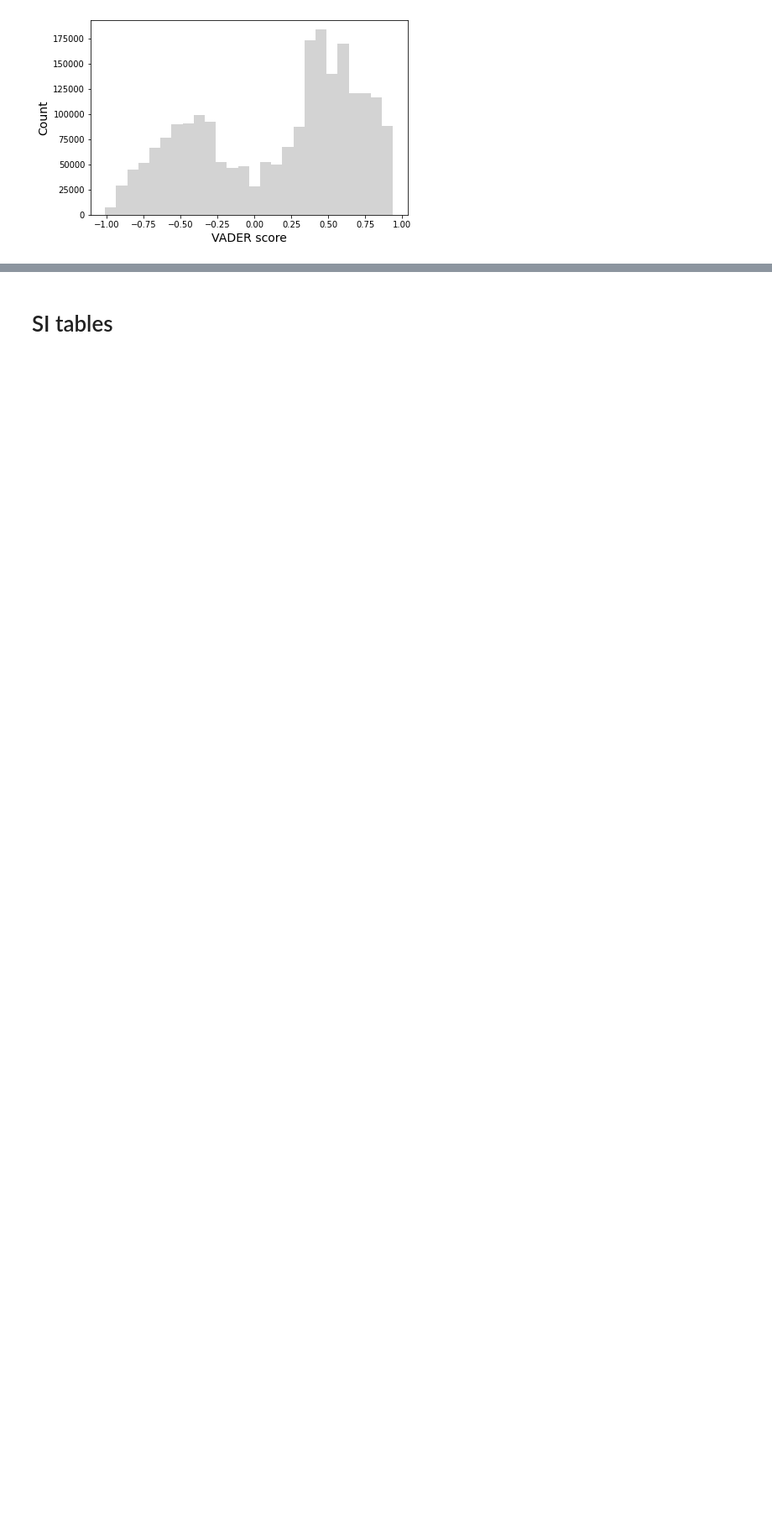
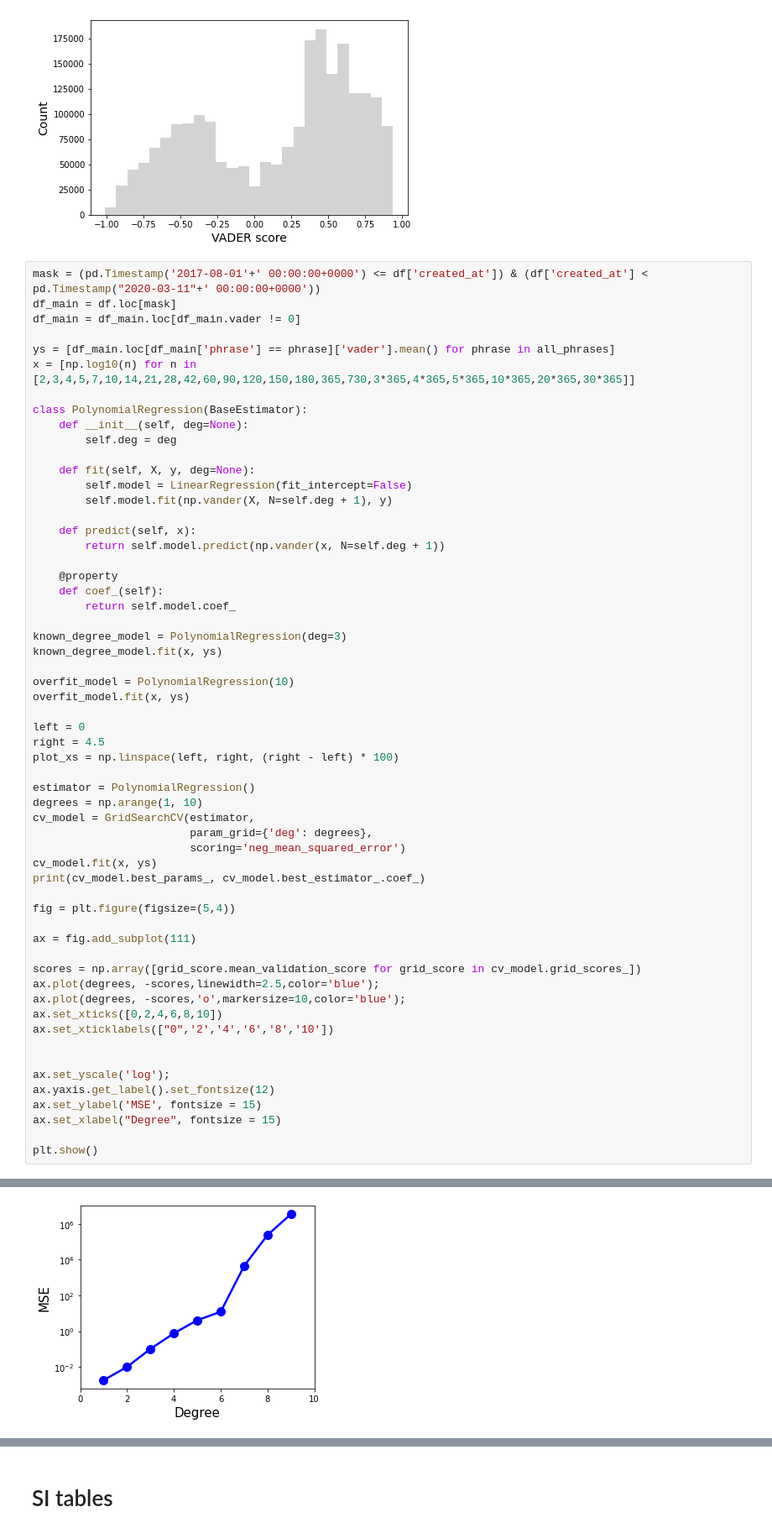
Before and after one commit to CalvinIsch/agents, a Jupyter notebook: Optimism_curve_SI.ipynb, the cells around one changed output, grey strips where cells are left out. Shown: that part at 84% size. Drawn from its saved outputs; the diff is of its cells as text; blank space fills up the shorter version.

```diff
--- a/Optimism_curve_SI.ipynb
+++ b/Optimism_curve_SI.ipynb
@@ -425,3 +570,62 @@ plt.savefig('plots/hist-vader.png',dpi=400,bbox_inches='tight')
 plt.show()
 # %% [output]
 [figure]
+# %%
+mask = (pd.Timestamp('2017-08-01'+' 00:00:00+0000') <= df['created_at']) & (df['created_at'] < pd.Timestamp("2020-03-11"+' 00:00:00+0000'))
+df_main = df.loc[mask]
+df_main = df_main.loc[df_main.vader != 0]
+
+ys = [df_main.loc[df_main['phrase'] == phrase]['vader'].mean() for phrase in all_phrases]
+x = [np.log10(n) for n in [2,3,4,5,7,10,14,21,28,42,60,90,120,150,180,365,730,3*365,4*365,5*365,10*365,20*365,30*365]]
+
+class PolynomialRegression(BaseEstimator):
+    def __init__(self, deg=None):
+        self.deg = deg
+
+    def fit(self, X, y, deg=None):
+        self.model = LinearRegression(fit_intercept=False)
+        self.model.fit(np.vander(X, N=self.deg + 1), y)
+
+    def predict(self, x):
+        return self.model.predict(np.vander(x, N=self.deg + 1))
+
+    @property
+    def coef_(self):
+        return self.model.coef_
+
+known_degree_model = PolynomialRegression(deg=3)
+known_degree_model.fit(x, ys)
+
+overfit_model = PolynomialRegression(10)
+overfit_model.fit(x, ys)
+
+left = 0
+right = 4.5
+plot_xs = np.linspace(left, right, (right - left) * 100)
+
+estimator = PolynomialRegression()
+degrees = np.arange(1, 10)
+cv_model = GridSearchCV(estimator,
+                        param_grid={'deg': degrees},
+                        scoring='neg_mean_squared_error')
+cv_model.fit(x, ys)
+print(cv_model.best_params_, cv_model.best_estimator_.coef_)
+
+fig = plt.figure(figsize=(5,4))
+
+ax = fig.add_subplot(111)
+
+scores = np.array([grid_score.mean_validation_score for grid_score in cv_model.grid_scores_])
+ax.plot(degrees, -scores,linewidth=2.5,color='blue');
+ax.plot(degrees, -scores,'o',markersize=10,color='blue');
+ax.set_xticks([0,2,4,6,8,10])
+ax.set_xticklabels(["0",'2','4','6','8','10'])
+
+
+ax.set_yscale('log');
+ax.yaxis.get_label().set_fontsize(12)
+ax.set_ylabel('MSE', fontsize = 15)
+ax.set_xlabel("Degree", fontsize = 15)
+
+plt.show()
+# %% [output]
@@ -428,3 +633,4 @@ plt.show()
+[figure, added]
 # %%
 
 
```
Also changed, not shown: parts of 8 cells of this notebook, 1 other file.
